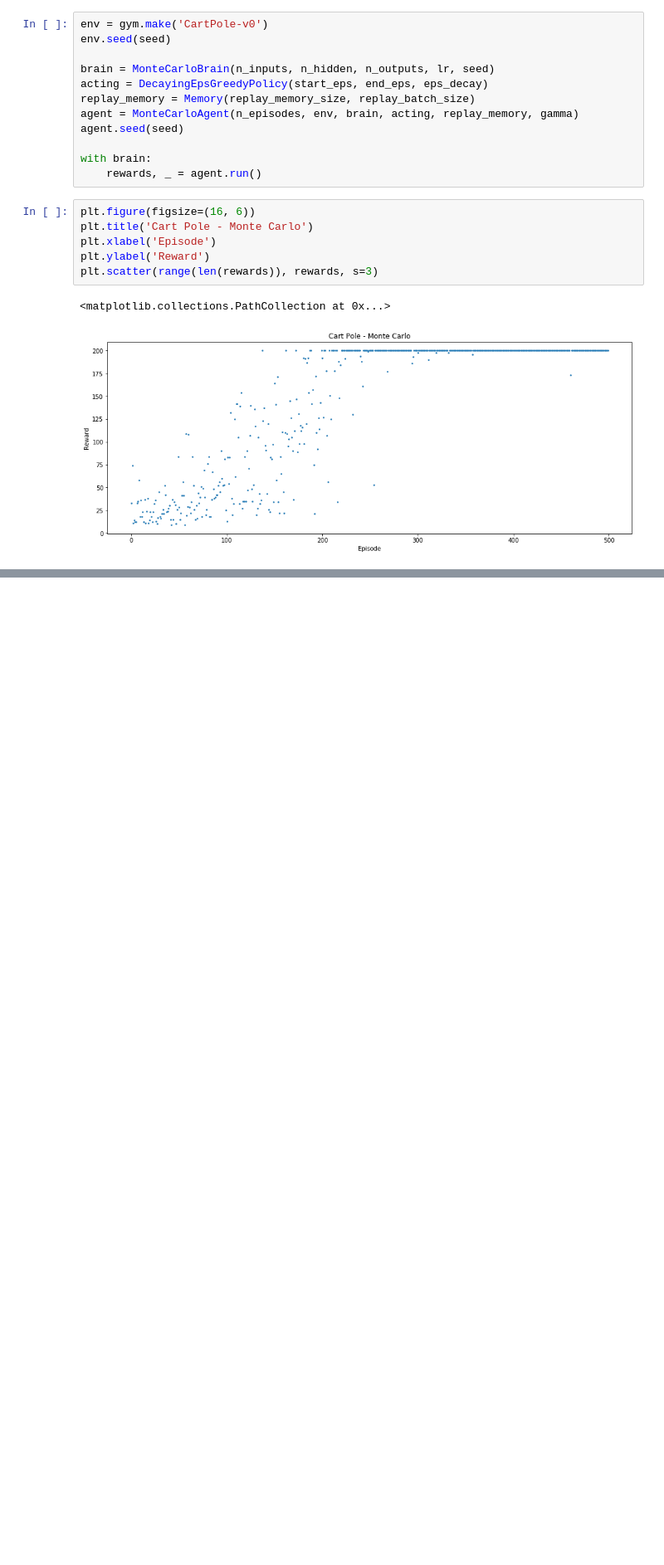
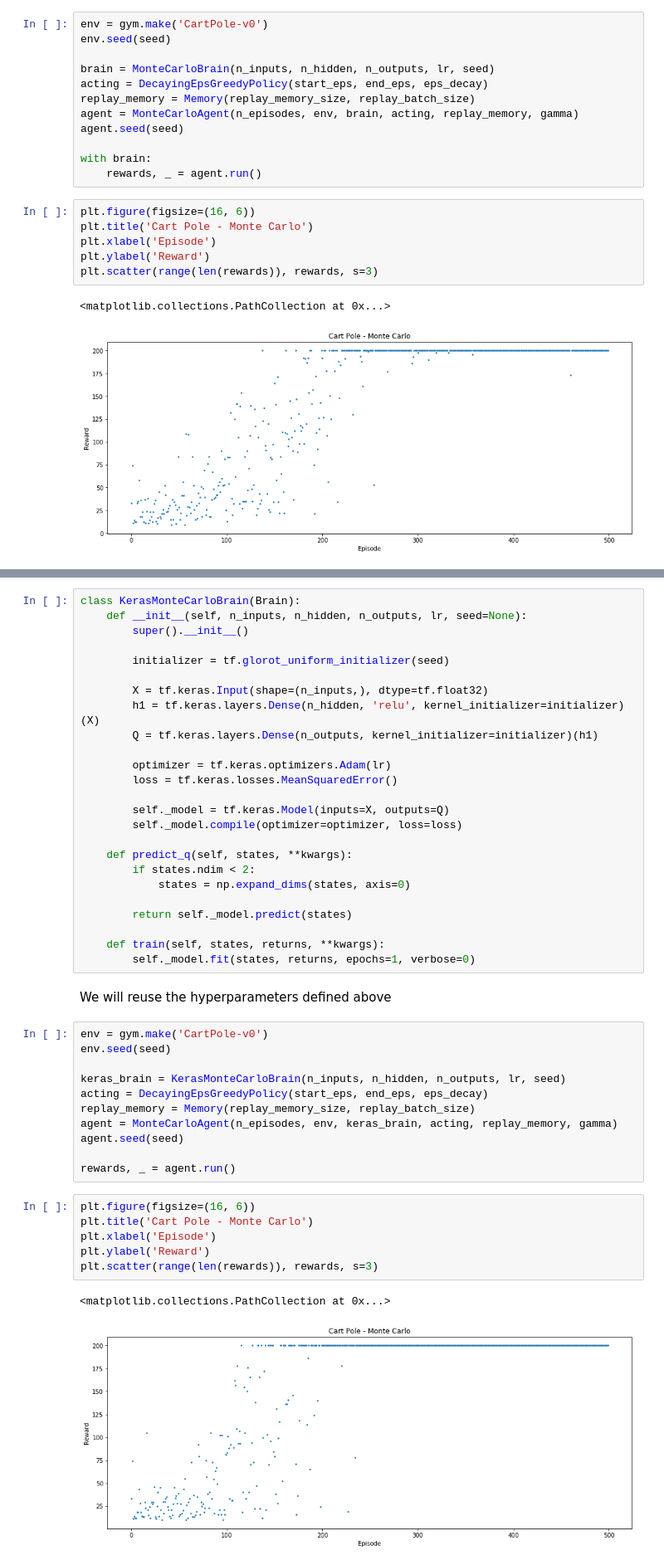
Before and after one commit to aserhiychuk/pyreinforce, a Jupyter notebook: examples/MonteCarlo.ipynb, the cells around one changed output, grey strips where cells are left out. Shown: that part at 83% size. Drawn from its saved outputs; the diff is of its cells as text; blank space fills up the shorter version.

Commit message:
Add Keras example

```diff
--- a/examples/MonteCarlo.ipynb
+++ b/examples/MonteCarlo.ipynb
@@ -200,0 +205,47 @@ plt.scatter(range(len(rewards)), rewards, s=3)
+# %%
+class KerasMonteCarloBrain(Brain):
+    def __init__(self, n_inputs, n_hidden, n_outputs, lr, seed=None):
+        super().__init__()
+
+        initializer = tf.glorot_uniform_initializer(seed)
+
+        X = tf.keras.Input(shape=(n_inputs,), dtype=tf.float32)
+        h1 = tf.keras.layers.Dense(n_hidden, 'relu', kernel_initializer=initializer)(X)
+        Q = tf.keras.layers.Dense(n_outputs, kernel_initializer=initializer)(h1)
+
+        optimizer = tf.keras.optimizers.Adam(lr)
+        loss = tf.keras.losses.MeanSquaredError()
+
+        self._model = tf.keras.Model(inputs=X, outputs=Q)
+        self._model.compile(optimizer=optimizer, loss=loss)
+
+    def predict_q(self, states, **kwargs):
+        if states.ndim < 2:
+            states = np.expand_dims(states, axis=0)
+
+        return self._model.predict(states)
+
+    def train(self, states, returns, **kwargs):
+        self._model.fit(states, returns, epochs=1, verbose=0)
+# %% [markdown]
+We will reuse the hyperparameters defined above
+# %%
+env = gym.make('CartPole-v0')
+env.seed(seed)
+
+keras_brain = KerasMonteCarloBrain(n_inputs, n_hidden, n_outputs, lr, seed)
+acting = DecayingEpsGreedyPolicy(start_eps, end_eps, eps_decay)
+replay_memory = Memory(replay_memory_size, replay_batch_size)
+agent = MonteCarloAgent(n_episodes, env, keras_brain, acting, replay_memory, gamma)
+agent.seed(seed)
+
+rewards, _ = agent.run()
+# %%
+plt.figure(figsize=(16, 6))
+plt.title('Cart Pole - Monte Carlo')
+plt.xlabel('Episode')
+plt.ylabel('Reward')
+plt.scatter(range(len(rewards)), rewards, s=3)
+# %% [output]
+<matplotlib.collections.PathCollection at 0x...>
+[figure, added]
```
Also changed, not shown: parts of 3 cells of this notebook, 1 other file.
